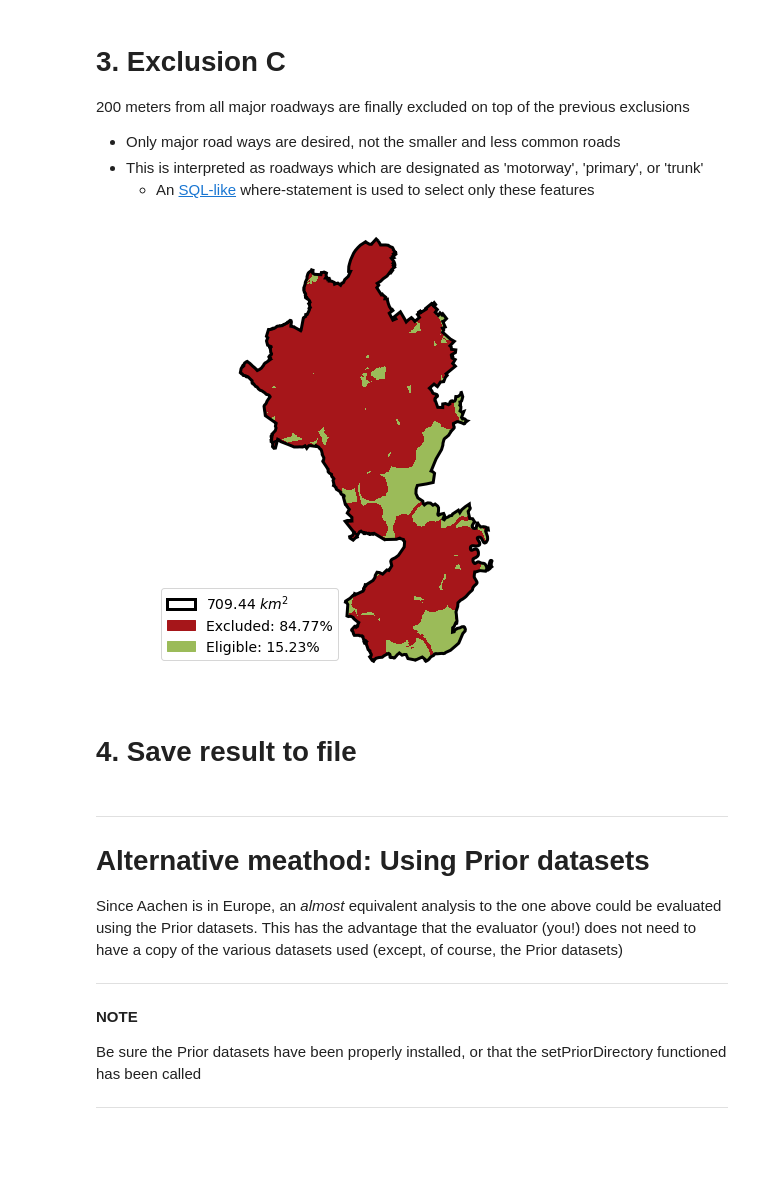
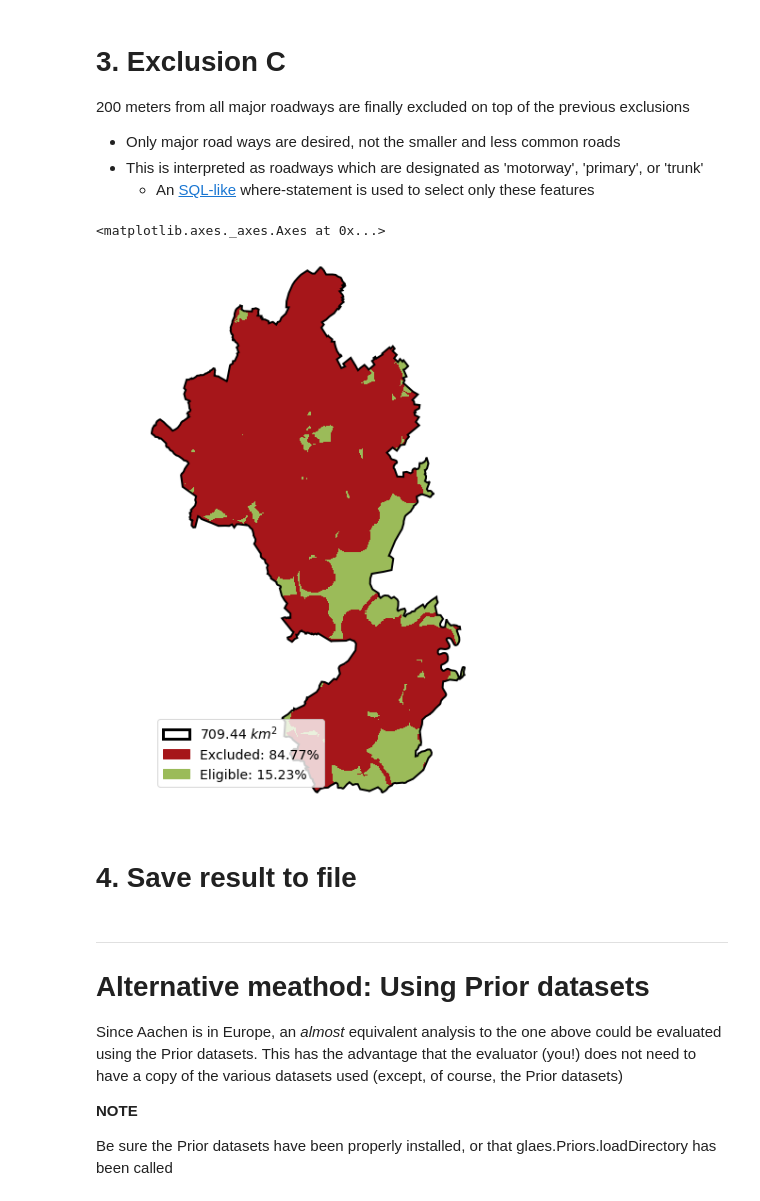
Before and after one commit to FZJ-IEK3-VSA/glaes, a Jupyter notebook: Examples/00_basic_workflow.ipynb, the cells around one changed output. Cells and saved outputs as stored; diff of their text form; code cells hidden in the pictures; blank space fills up the shorter version.

```diff
--- a/Examples/00_basic_workflow.ipynb
+++ b/Examples/00_basic_workflow.ipynb
@@ -31,10 +32,10 @@ The [EPSG:3035](http://spatialreference.org/ref/epsg/etrs89-etrs-laea/) spatial
 An inherent resolution of 100 x 100 meters is chosen as this is small enough to capture small details, but not so large as to require too many resources
 # %%
 # Choose a region to operate on (Here, a predefined region for Aachen, Germany is used)
-regionPath = join(gl._test_data_, "aachenShapeFile.shp")
+regionPath = gl._test_data_["aachenShapefile.shp"]
 
 # Initialize ExclusionCalculator object
-ec = gl.ExclusionCalculator(regionPath, srs=3035, pixelSize=100)
+ec = gl.ExclusionCalculator(regionPath, srs=3035, pixelRes=100)
 # %% [markdown]
 # Visualize availability
 
@@ -88,31 +99,30 @@ ec.draw()
     - An <a href="http://www.gdal.org/ogr_sql.html">SQL-like</a> where-statement is used to select only these features
 # %%
 # Set a path to a local copy of the OSM roads dataset (Here, a small sample is provided around Aachen)
-roadwaysPath = join(gl._test_data_, "aachenRoads.shp")
+roadwaysPath = gl._test_data_["aachenRoads.shp"]
 
 # Apply Exclusion
 whereStatement = "type='motorway' OR type='primary' OR type='trunk'"
 ec.excludeVectorType(roadwaysPath, where=whereStatement, buffer=200)
 
 # Visualize
 ec.draw()
 # %% [output]
+<matplotlib.axes._axes.Axes at 0x...>
-[figure, old version]
+[figure, new version]
 # %% [markdown]
 # 4. Save result to file
 # %%
 ec.save("aachens_best_pv_spots.tif", overwrite=True)
 # %% [markdown]
+
 ---
 # Alternative meathod: Using Prior datasets
 
 Since Aachen is in Europe, an *almost* equivalent analysis to the one above could be evaluated using the Prior datasets.
 This has the advantage that the evaluator (you!) does not need to have a copy of the various datasets used (except, of course, the Prior datasets)
 
----
 **NOTE**
 
-Be sure the Prior datasets have been properly installed, or that the setPriorDirectory functioned has been called
-
----
+Be sure the Prior datasets have been properly installed, or that glaes.Priors.loadDirectory has been called
 # %%
```
Also changed, not shown: parts of 6 cells of this notebook.
